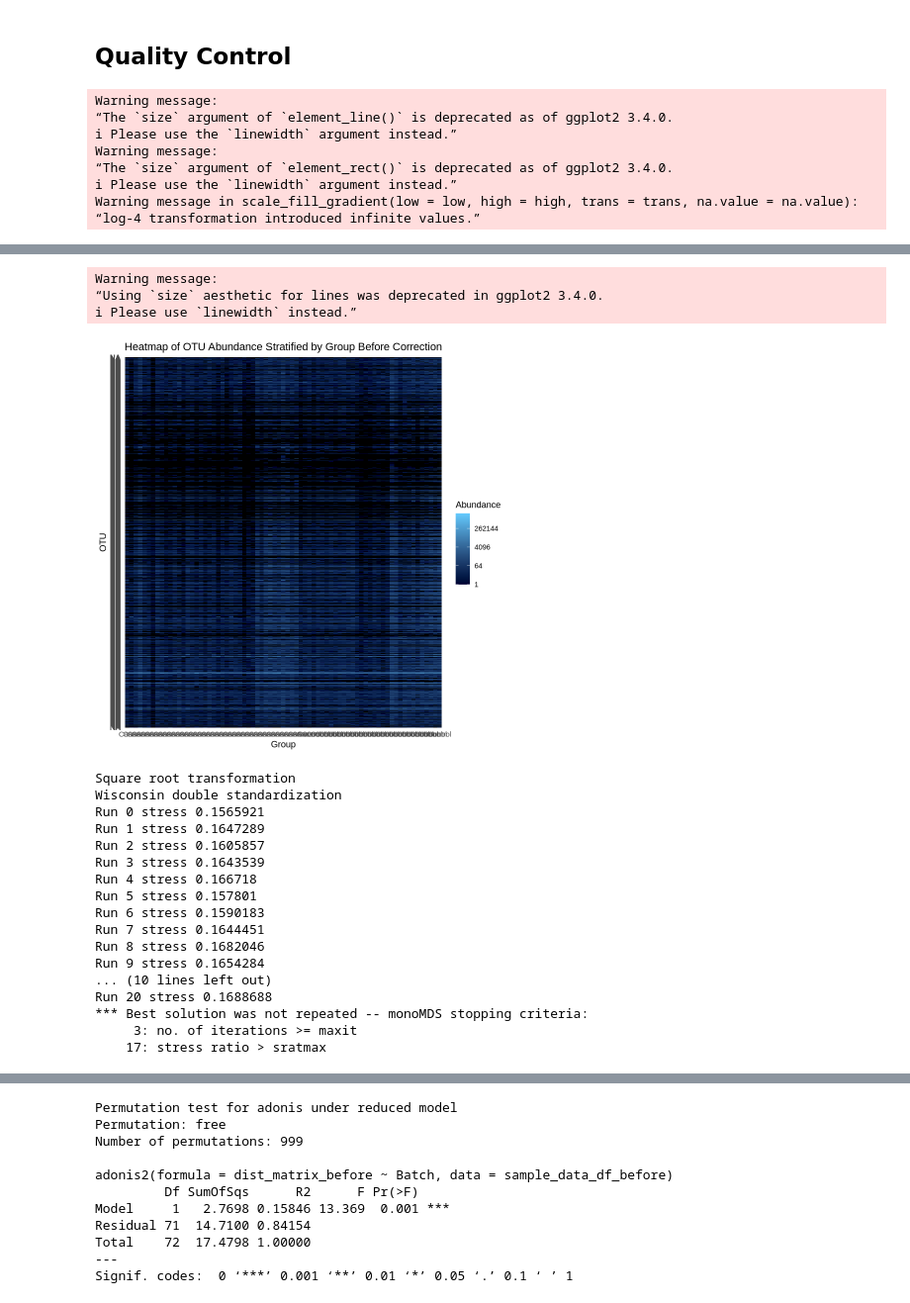
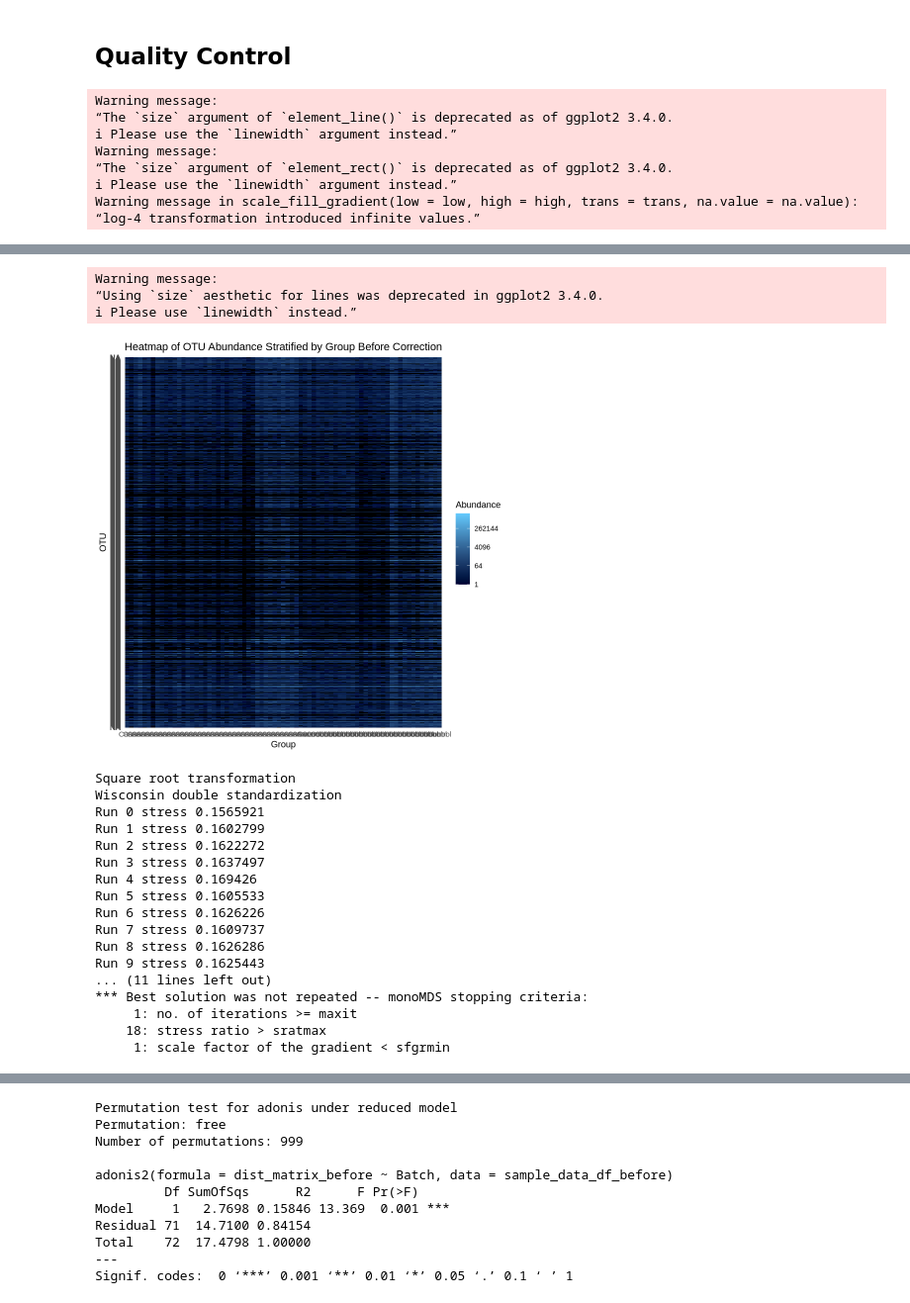
Before and after one commit to ginnymortensen/MGPipe, a Jupyter notebook: analysis/eda_taxonomy.ipynb, the cells around one changed output, grey strips where cells are left out. Shown at 99% size. Saved outputs shown, nothing was run; the diff lists cells and outputs as text; code cells hidden in the pictures.

```diff
--- a/analysis/eda_taxonomy.ipynb
+++ b/analysis/eda_taxonomy.ipynb
@@ -178,7 +238,7 @@ The following objects are masked from ‘package:base’:
 # %%
 # Step 2: Visualize Richness and Heatmap Before Batch Correction
 # Plot alpha diversity (richness) by group (e.g., case/control)
-plot_richness(physeq_filtered, color = "Group", measures = c("Chao1", "Shannon", "Simpson")) +
+plot_richness(physeq_GH, color = "Group", measures = c("Chao1", "Shannon", "Simpson")) +
   ggtitle("Richness Stratified by Group") +
   geom_point(size = 0.5)+
   theme_minimal() +
@@ -241,23 +301,23 @@ Warning message in scale_fill_gradient(low = low, high = high, trans = trans, na
 Warning message:
 “Using `size` aesthetic for lines was deprecated in ggplot2 3.4.0.
 ℹ Please use `linewidth` instead.”
-[figure, old version]
+[figure, new version]
 Square root transformation
 Wisconsin double standardization
 Run 0 stress 0.1565921
-Run 1 stress 0.1647289
-Run 2 stress 0.1605857
-Run 3 stress 0.1643539
-Run 4 stress 0.166718
-Run 5 stress 0.157801
-Run 6 stress 0.1590183
-Run 7 stress 0.1644451
-Run 8 stress 0.1682046
-Run 9 stress 0.1654284
-... (10 lines left out)
-Run 20 stress 0.1688688
+Run 1 stress 0.1602799
+Run 2 stress 0.1622272
+Run 3 stress 0.1637497
+Run 4 stress 0.169426
+Run 5 stress 0.1605533
+Run 6 stress 0.1626226
+Run 7 stress 0.1609737
+Run 8 stress 0.1626286
+Run 9 stress 0.1625443
+... (11 lines left out)
 *** Best solution was not repeated -- monoMDS stopping criteria:
-     3: no. of iterations >= maxit
-    17: stress ratio > sratmax
+     1: no. of iterations >= maxit
+    18: stress ratio > sratmax
+     1: scale factor of the gradient < sfgrmin
 [figure]
 [figure]
```
Also changed, not shown: parts of 18 cells of this notebook, 2 other files.
